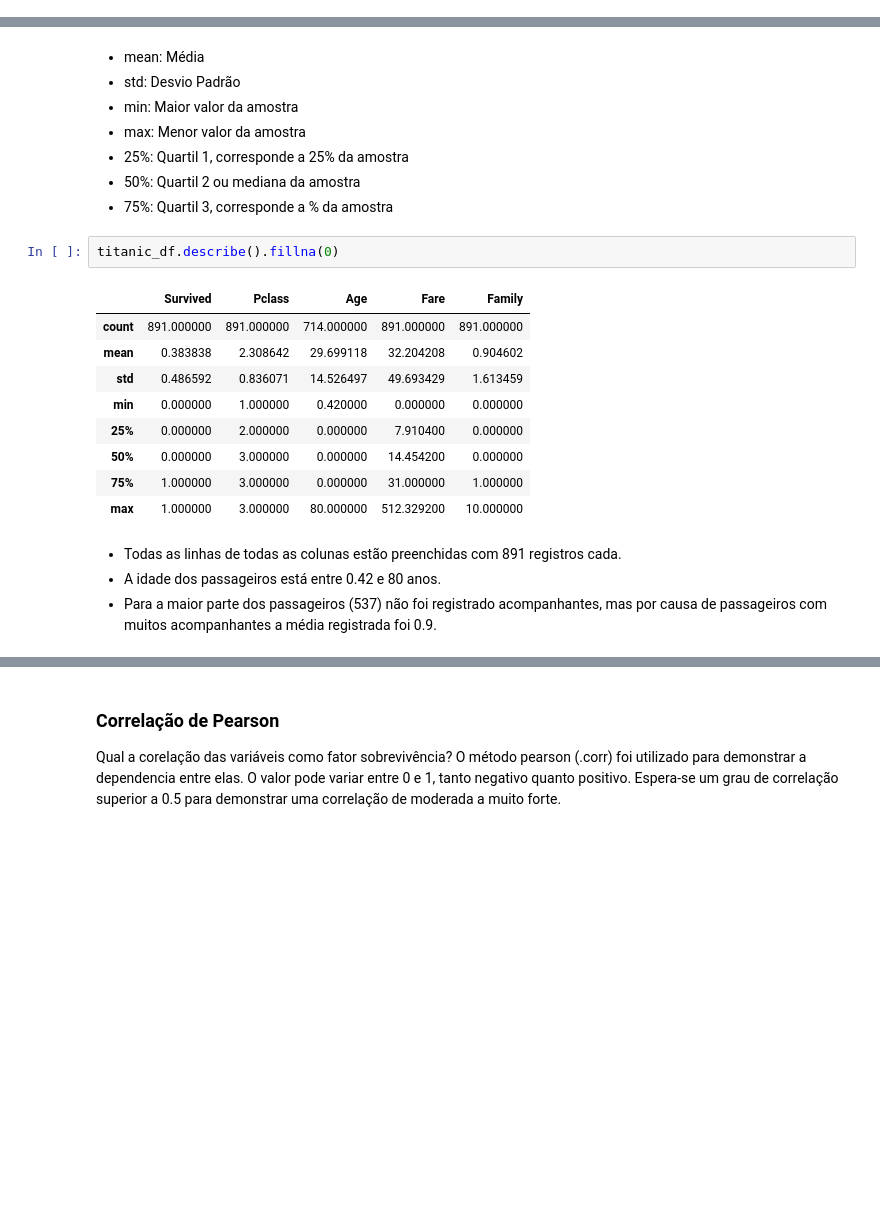
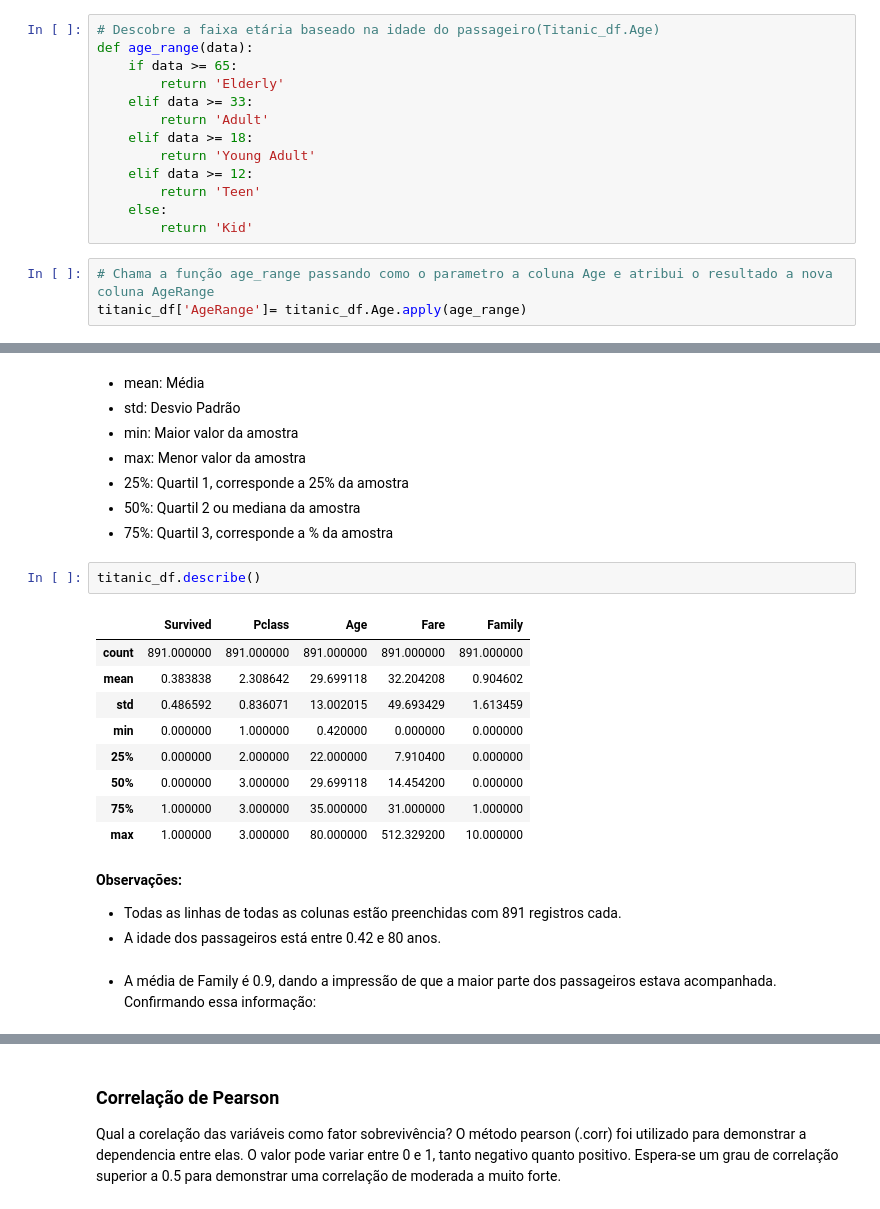
Before and after one commit to liebycardoso/Data_Analysis, a Jupyter notebook: Titanic.ipynb, the cells around one changed output, grey strips where cells are left out. Saved outputs shown, nothing was run; the diff lists cells and outputs as text; blank space fills up the shorter version.

```diff
--- a/Titanic.ipynb
+++ b/Titanic.ipynb
@@ -126,0 +128,16 @@ perc_null_cabin
+# %%
+# Descobre a faixa etária baseado na idade do passageiro(Titanic_df.Age)
+def age_range(data):
+    if data >= 65:
+        return 'Elderly'
+    elif data >= 33:
+        return 'Adult'
+    elif data >= 18:
+        return 'Young Adult'
+    elif data >= 12:
+        return 'Teen'
+    else:
+        return 'Kid'
+# %%
+# Chama a função age_range passando como o parametro a coluna Age e atribui o resultado a nova coluna AgeRange
+titanic_df['AgeRange']= titanic_df.Age.apply(age_range)
@@ -151,18 +191,22 @@ Aplicada aos valores númericos
 - 50%: Quartil 2 ou mediana da amostra
 - 75%: Quartil 3, corresponde a % da amostra
 # %%
-titanic_df.describe().fillna(0)
+titanic_df.describe()
 # %% [output]
 |  | Survived | Pclass | Age | Fare | Family |
-| count | 891.000000 | 891.000000 | 714.000000 | 891.000000 | 891.000000 |
+| count | 891.000000 | 891.000000 | 891.000000 | 891.000000 | 891.000000 |
 | mean | 0.383838 | 2.308642 | 29.699118 | 32.204208 | 0.904602 |
-| std | 0.486592 | 0.836071 | 14.526497 | 49.693429 | 1.613459 |
+| std | 0.486592 | 0.836071 | 13.002015 | 49.693429 | 1.613459 |
 | min | 0.000000 | 1.000000 | 0.420000 | 0.000000 | 0.000000 |
-| 25% | 0.000000 | 2.000000 | 0.000000 | 7.910400 | 0.000000 |
-| 50% | 0.000000 | 3.000000 | 0.000000 | 14.454200 | 0.000000 |
-| 75% | 1.000000 | 3.000000 | 0.000000 | 31.000000 | 1.000000 |
+| 25% | 0.000000 | 2.000000 | 22.000000 | 7.910400 | 0.000000 |
+| 50% | 0.000000 | 3.000000 | 29.699118 | 14.454200 | 0.000000 |
+| 75% | 1.000000 | 3.000000 | 35.000000 | 31.000000 | 1.000000 |
 | max | 1.000000 | 3.000000 | 80.000000 | 512.329200 | 10.000000 |
 # %% [markdown]
-- Todas as linhas de todas as colunas estão preenchidas com 891 registros cada.
-- A idade dos passageiros está entre 0.42 e 80 anos.
-- Para a maior parte dos passageiros (537) não foi registrado acompanhantes, mas por causa de passageiros com muitos acompanhantes a média registrada foi 0.9.
+**Observações:**
+
+* Todas as linhas de todas as colunas estão preenchidas com 891 registros cada.
+* A idade dos passageiros está entre 0.42 e 80 anos.
+# %% [markdown]
+* A média de Family é 0.9, dando a impressão de que a maior parte dos passageiros estava acompanhada.
+Confirmando essa informação:
```
Also changed, not shown: parts of 70 cells of this notebook.
